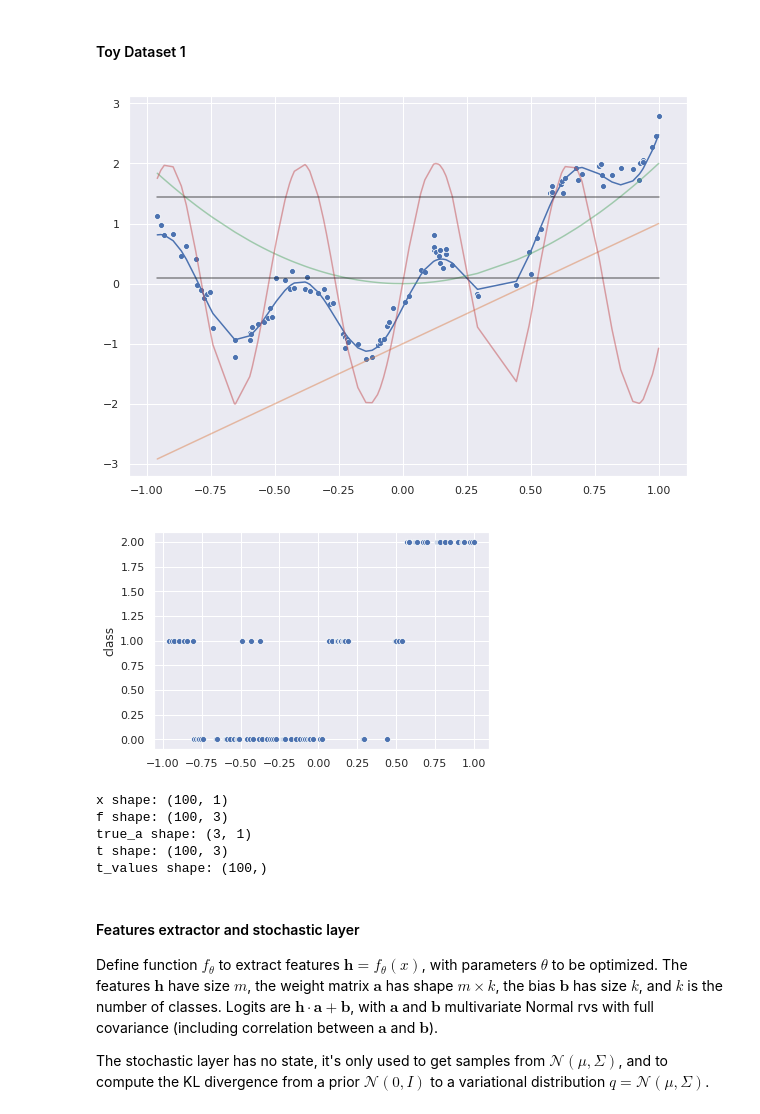
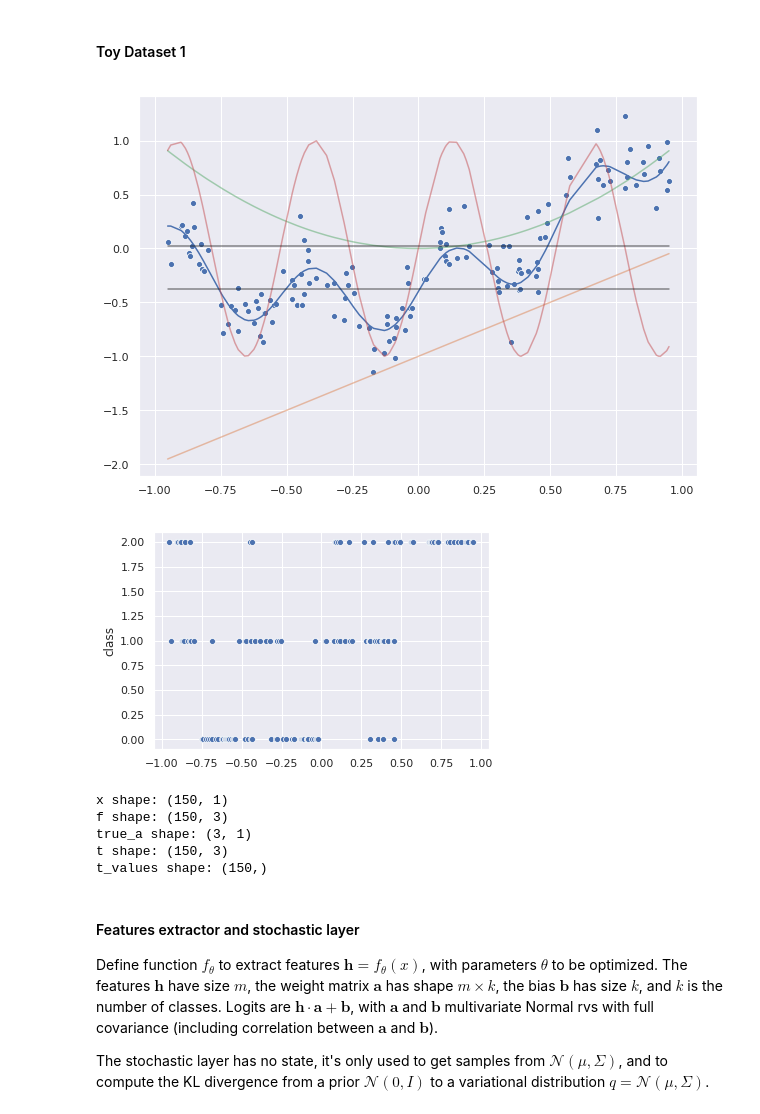
Before and after one commit to vlievin/deep-bayes, a Jupyter notebook: classification-toyexample-covariance.ipynb, the cells around one changed output. Cells and saved outputs as stored; diff of their text form; code cells hidden in the pictures.

```diff
--- a/classification-toyexample-covariance.ipynb
+++ b/classification-toyexample-covariance.ipynb
@@ -91,58 +93,59 @@ We can then write our ELBO as:
 # %% [markdown]
 #### Toy Dataset 1
 # %%
-N = 100
-sigma = 0.15
+N = 150
+sigma = 0.2
 n_classes = 3
 true_a = np.array([0.6, 1, .3]).reshape(-1, 1)
 true_b = 0.2
 # x = np.linspace(-1, 1, N).reshape(-1, 1)
 x = np.random.rand(N, 1) * 2 - 1
 x = np.sort(x, axis=0)
-fx1 = 2*x - 1
-fx2 = 2*x**2
-fx3 = 2*np.sin(12 * x)
+fx1 = x - 1
+fx2 = x**2
+fx3 = np.sin(12 * x)
 fx = np.concatenate((fx1, fx2, fx3), axis=-1)
 tmp = fx @ true_a + true_b + sigma*np.random.randn(*x.shape)  # function to compute labels
 
-# divide data interval in n_classes equal regions
-thresholds = np.linspace(tmp.min() - 1e-3, tmp.max() + 1e-3, n_classes+1)
+# Divide data interval in n_classes regions
+# thresholds = np.linspace(tmp.min() - 1e-3, tmp.max() + 1e-3, n_classes+1)  # equal size
+thresholds = np.percentile(tmp, np.linspace(0, 100, n_classes+1))  # balanced classes
 
 # targets
 t = np.zeros((tmp.shape[0], n_classes), dtype=int)  # one-hot, shape (N, C)
 for i in range(n_classes):
     t[:, i] = ((thresholds[i] < tmp) * (thresholds[i+1] >= tmp))[:, 0]
 t_values = t * np.arange(n_classes).reshape((1, -1))
 t_values = np.sum(t_values, 1)
 
 plt.figure(figsize=(10, 7))
 plt.plot(x, fx @ true_a + true_b)
 plt.plot(x, fx, alpha=0.5)
 sns.scatterplot(x[:, 0], tmp[:, 0])
 for i in range(1, n_classes):
     plt.plot([x[0], x[-1]], np.array([1., 1.]) * thresholds[i], color='k', alpha=0.5)
 plt.show()
 
 sns.scatterplot(x[:, 0], t_values)
 plt.ylabel('class')
 plt.show()
 
 print('x shape:', x.shape)
 print('f shape:', fx.shape)
 print('true_a shape:', true_a.shape)
 print('t shape:', t.shape)
 print('t_values shape:', t_values.shape)
 
 x = torch.tensor(x, dtype=torch.float)
 t_values = torch.tensor(t_values, dtype=torch.long)
 # %% [output]
-[figure, old version]
+[figure, new version]
-[figure, old version]
+[figure, new version]
-x shape: (100, 1)
-f shape: (100, 3)
+x shape: (150, 1)
+f shape: (150, 3)
 true_a shape: (3, 1)
-t shape: (100, 3)
-t_values shape: (100,)
+t shape: (150, 3)
+t_values shape: (150,)
 # %% [markdown]
 #### Features extractor and stochastic layer
 
```
Also changed, not shown: parts of 5 cells of this notebook.
